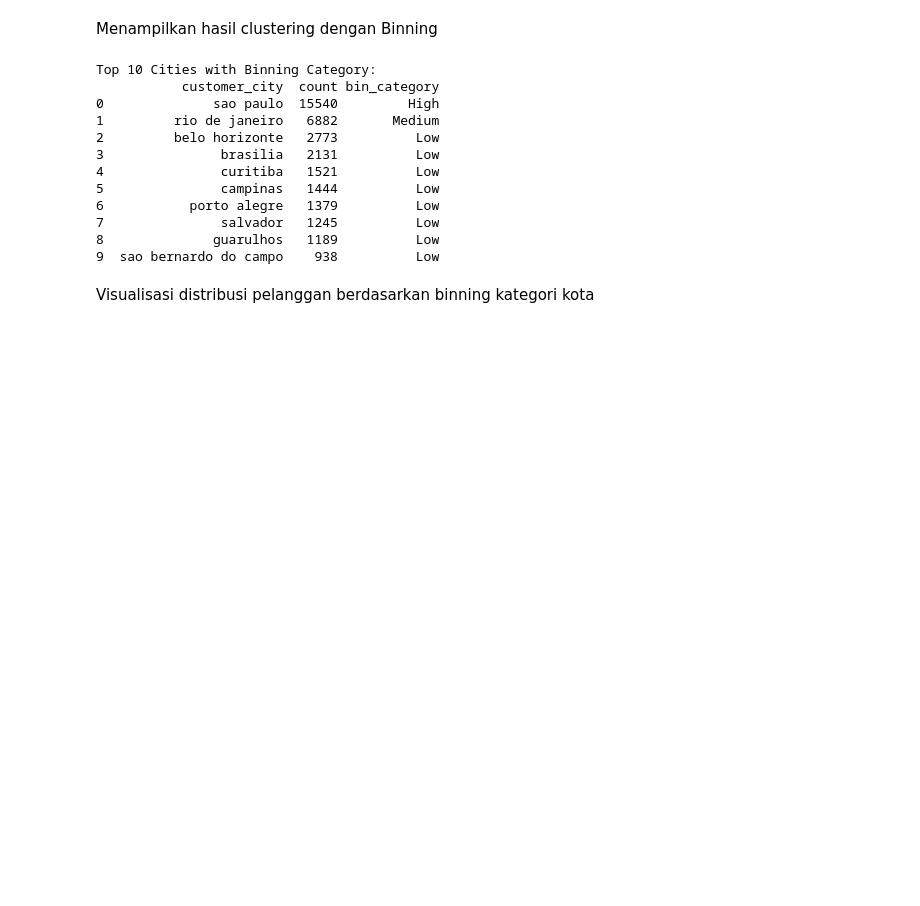
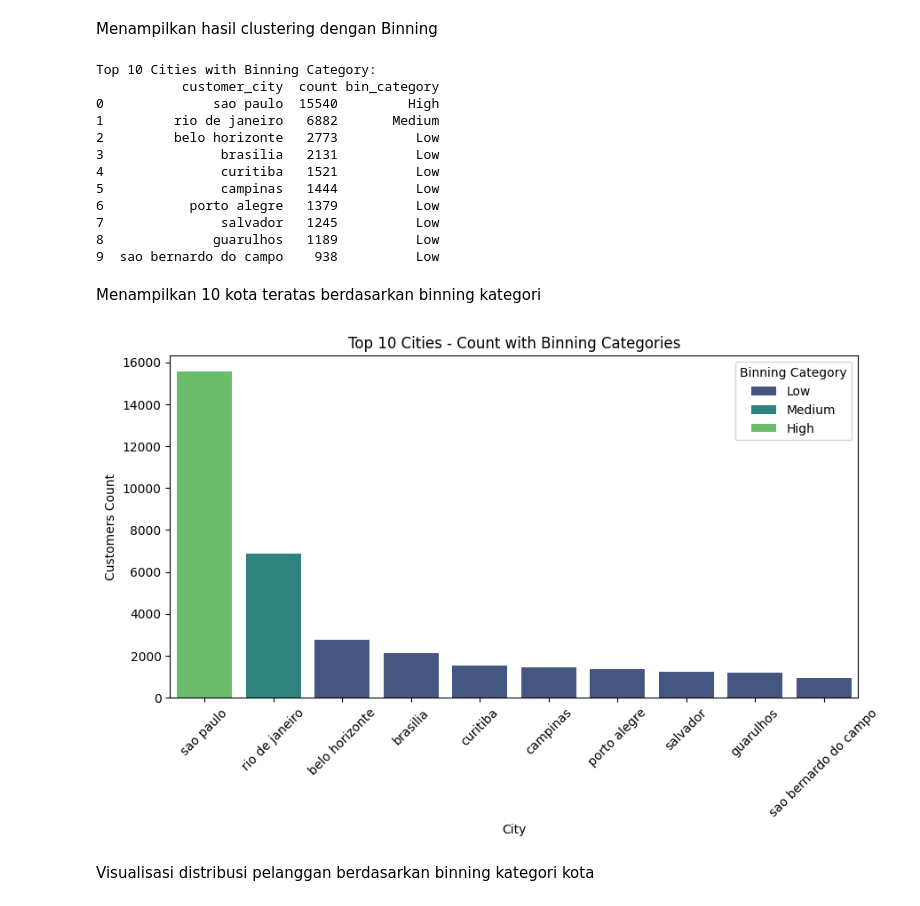
Before and after one commit to Tagenshin/Dataset, a Jupyter notebook: notebook.ipynb, the cells around one changed output. Drawn from its saved outputs; the diff is of its cells as text; code cells hidden in the pictures; blank space fills up the shorter version.

```diff
--- a/notebook.ipynb
+++ b/notebook.ipynb
@@ -228,6 +269,31 @@ Top 10 Cities with Binning Category:
 7               salvador   1245          Low
 8              guarulhos   1189          Low
 9  sao bernardo do campo    938          Low
+# %% [markdown]
+Menampilkan 10 kota teratas berdasarkan binning kategori
+# %%
+# Mengambil top 10 data dan reset index
+top_cities = city_distribution.head(10).copy().reset_index(drop=True)
+
+# Plot hasil clustering
+plt.figure(figsize=(10, 5))
+sns.barplot(
+    x="customer_city",
+    y="count",
+    hue="bin_category",
+    data=top_cities,
+    palette="viridis"
+)
+plt.xticks(rotation=45)
+plt.xlabel("City")
+plt.ylabel("Customers Count")
+plt.title("Top 10 Cities - Count with Binning Categories")
+
+# Menampilkan plot
+plt.legend(title="Binning Category")
+plt.show()
+# %% [output]
+[figure, added]
 # %% [markdown]
 Visualisasi distribusi pelanggan berdasarkan binning kategori kota
 # %%
```
Also changed, not shown: parts of 13 cells of this notebook.
